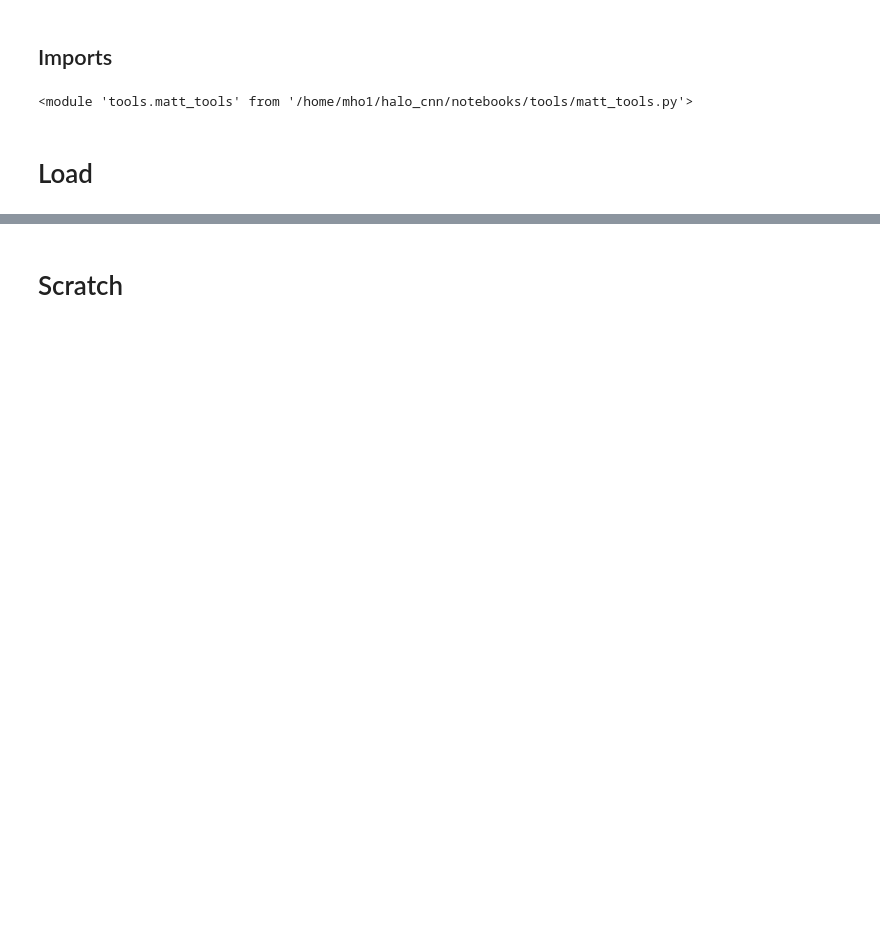
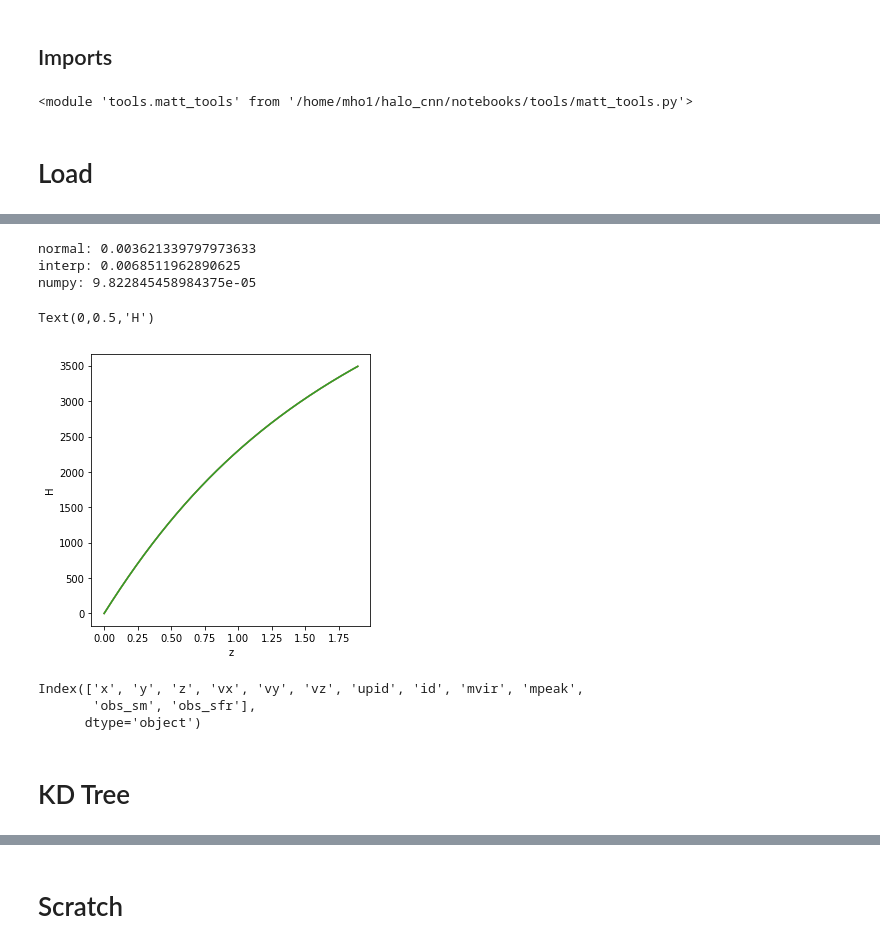
Before and after one commit to McWilliamsCenter/halo_cnn, a Jupyter notebook: notebooks/catalog.ipynb, the cells around one changed output, grey strips where cells are left out. Cells and saved outputs as stored; diff of their text form; code cells hidden in the pictures; blank space fills up the shorter version.

```diff
--- a/notebooks/catalog.ipynb
+++ b/notebooks/catalog.ipynb
@@ -51,0 +174,52 @@ dat[dat['upid']==-1].head()
+# %%
+def d_from_z(z, cosmo):
+    d = integrate.quad(lambda x: cosmo['c']/H_from_z(x, cosmo), 0, z)
+    return d[0]
+
+samp = np.arange(0,2,0.01)
+test_samp = np.arange(0.00005,1.9,0.01)
+
+t0 = time.time()
+d_norm = [d_from_z(i, cosmo) for i in test_samp]
+print('normal: ' + str(time.time()-t0))
+
+d = [d_from_z(i, cosmo) for i in samp]
+d_from_z_interp = interpolate.interp1d(samp, d)
+
+t0 = time.time()
+d_interp = [d_from_z_interp(i) for i in test_samp]
+print('interp: ' + str(time.time()-t0))
+
+def d_from_z_nump(z):
+    d_nump = np.interp(z, samp, d)
+    return d_nump
+
+t0 = time.time()
+d_nump = d_from_z_nump(test_samp)
+print('numpy: ' + str(time.time()-t0))
+
+f = plt.figure(figsize=(5,5))
+
+
+
+plt.plot(test_samp, d_norm)
+plt.plot(test_samp, d_interp)
+plt.plot(test_samp, d_nump)
+plt.xlabel('z')
+plt.ylabel('H')
+
+## Numpy interpolator is a factor of 10 faster than other methods
+# %% [output]
+normal: 0.003621339797973633
+interp: 0.0068511962890625
+numpy: 9.822845458984375e-05
+Text(0,0.5,'H')
+[figure, added]
+# %%
+dat_UM.columns
+# %% [output]
+Index(['x', 'y', 'z', 'vx', 'vy', 'vz', 'upid', 'id', 'mvir', 'mpeak',
+       'obs_sm', 'obs_sfr'],
+      dtype='object')
+# %% [markdown]
+# KD Tree
```
Also changed, not shown: parts of 57 cells of this notebook, 24 other files.
